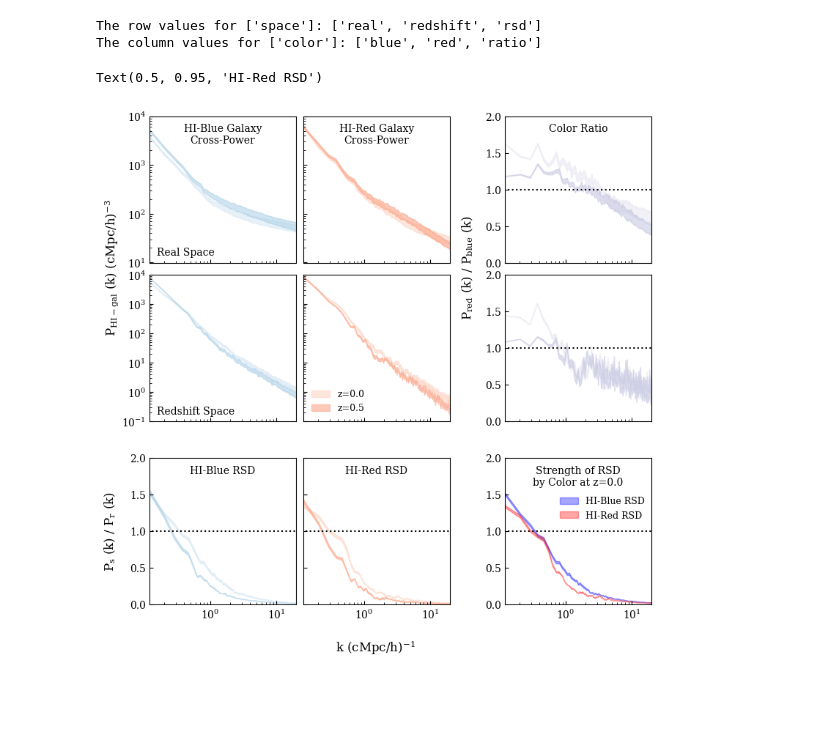
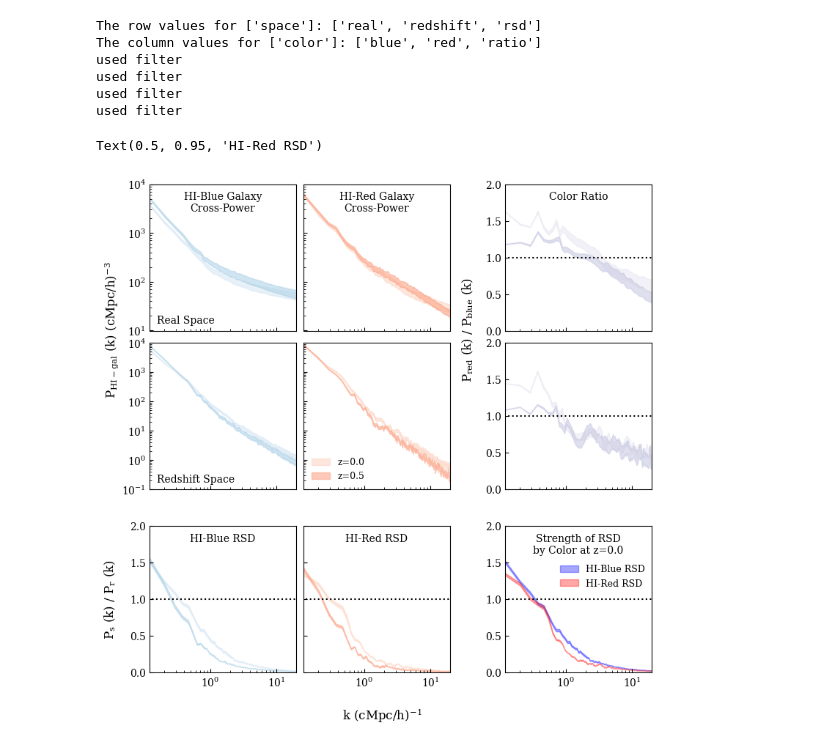
Before and after one commit to calvinosinga/hcolor, a Jupyter notebook: fig_md_analysis/paper/rsd/RSD.ipynb, the cells around one changed output. Cells and saved outputs as stored; diff of their text form; code cells hidden in the pictures; blank space fills up the shorter version.

Commit message:
made new figures, with smoothing, combined rsd

```diff
--- a/fig_md_analysis/paper/rsd/RSD.ipynb
+++ b/fig_md_analysis/paper/rsd/RSD.ipynb
@@ -17,7 +17,7 @@ master = DataList()
 for f in files:
     for s in snap:
         rlib = flib.load(box, s, axis, res, f)
-        kmin = rlib.results['pk'][0].xvalues[0]
+        kmin = (np.abs(rlib.results['pk'][0].xvalues - 2)).argmin()
         master.loadResults(rlib.results['pk'])
 print(kmin)
 # %% [output]
@@ -253,7 +253,24 @@ for a in [withall, noall]:
     zevo_space(ip, name)
 zevo_space({'color':noall}, 'space_zevo_FINAL.pdf')
 # %%
-
+from scipy.signal import savgol_filter
+def _smooth(ax, data, kwargs):
+    data = np.array(data)
+    x = data[0, :]
+    print('used filter')
+    polyorder = 1
+    window_length = 7
+    cutidx = 11
+    ymin = savgol_filter(data[1, cutidx:], window_length, polyorder)
+    ymax = savgol_filter(data[2, cutidx:], window_length, polyorder)
+    minplt = np.zeros_like(x)
+    maxplt = np.zeros_like(x)
+    minplt[:cutidx] = data[1, :cutidx]
+    maxplt[:cutidx] = data[2, :cutidx]
+    minplt[cutidx:] = ymin
+    maxplt[cutidx:] = ymax
+    ax.fill_between(x, minplt, maxplt, **kwargs)
+    return
 ip = {'color':['red', 'blue'], 'gal_res':'diemer', 'gal_species':'stmass', 'is_auto':False}
 rbonly = DataList(master.getMatching(ip))
 rsdratios = flib.makeRSD(rbonly)
@@ -267,11 +284,11 @@ rsd = flib.makeRSD(dl)
 rsddl = DataList(rsd)
 # for dc in rsddl.dclist:
 #     dc.add('snapshot':'nono')
+
 rsddl.makeFill({'color':'blue'}, {'color':'blue', 'label':'HI-Blue RSD', 'alpha':0.35})
 rsddl.makeFill({'color':'red'}, {'color':'red', 'label':'HI-Red RSD', 'alpha':0.35})
 fg = Figrid(rbonly)
 spacing = 0.05
-YBORDER[0] =
 fg.arrange('space', 'color', panel_length = 2, xborder = XBORDER,
         yborder = YBORDER, wspace = np.array([spacing,spacing*7.5]), hspace = np.array([spacing *1.65,spacing*5]))
 fg.panels[2,2] = rsddl
@@ -294,9 +311,9 @@ for cv in fg.colValues:
             fg.makeFills({'snapshot':67, 'color':cv}, fkw, slc = slc)
 # fg.setPlotArgs({'snapshot':99, 'color':'blue', 'flib_process':'fill'}, {'label':'z=0.0 HI-Blue\nCross Power'}, slc = (2,2))
 # fg.setPlotArgs({'snapshot':99, 'color':'red', 'flib_process':'fill'}, {'label':'z=0.0 HI-Red\nCross Power'}, slc = (2,2))
-
+fg.setFunc({'color':'ratio', 'figrid_process':'fill'}, _smooth)
+# print(fg.panels[1, 2].getAttrVals('figrid_process'))
 fg.panels[2,2] = rsddl
-
 fg.plot()
 for i in range(3):
     flib.plotOnes(fg, (i, 2))
@@ -319,33 +336,37 @@ fg.setColLabels(['HI-Blue Galaxy\nCross-Power', 'HI-Red Galaxy\nCross-Power', 'C
 
 fg.makeXLabel('k (cMpc/h)$^{-1}$', [], {'fontsize':larfont})
 ypos = [fg.xborder[0] * 0.1 / fg.figsize[0],
         1 - (0.5*(np.sum(fg.panel_heights[:-1]) + np.sum(fg.hspace[:fg.dim[1] - 2]) + fg.yborder[0])) / fg.figsize[1]]
 fg.makeYLabel(r'P$_{\rm{HI-gal}}$ (k) (cMpc/h)$^{-3}$', ypos, {'va':'center', 'ha':'left','fontsize':larfont})
 fg.makeYLabel(r'P$_{\rm{s}}$ (k) / P$_{\rm{r}}$ (k)',
             [ypos[0], (0.5 * fg.panel_heights[-1] + fg.yborder[1]) / fg.figsize[1]],
             {'va':'center', 'ha':'left','fontsize':larfont})
 ypos = [(fg.xborder[0] + np.sum(fg.panel_widths[:2]) + fg.wspace[0] + fg.wspace[1]*0.2) / fg.figsize[0],
         1 - (0.5*(np.sum(fg.panel_heights[:-1]) + np.sum(fg.hspace[:fg.dim[1] - 2]) + fg.yborder[0])) / fg.figsize[1]]
 # ypos = [(fg.xborder[0] + np.sum(fg.panel_widths[:2]) + fg.wspace[0] + fg.wspace[1]*0.2) / fg.figsize[0],
 #         0.5]
 fg.makeYLabel(r'P$_{\rm{red}}$ (k) / P$_{\rm{blue}}$ (k)', ypos, {'va':'center', 'ha':'left','fontsize':larfont})
 # fg.makeYLabel(r'RSD$_{\rm{red}}$ (k) / RSD$_{\rm{blue}}$ (k)',
 #             [ypos[0], (0.5 * fg.panel_heights[-1] + fg.yborder[1]) / fg.figsize[1]],
 #             {'va':'center', 'ha':'left','fontsize':larfont})
 lkw = {'frameon':False, 'fontsize':smfont - 1, 'loc':'lower left'}
 fg.drawLegend(lkw, slc = (1,1))
 lkw['loc'] = [0.35, 0.55]
 fg.drawLegend(lkw, slc = (2,2))
 fg.axes[2,2].text(0.5, 0.95, 'Strength of RSD\nby Color at z=0.0', va = 'top', ha = 'center',
                  fontsize = smfont, transform=fg.axes[2,2].transAxes)
 fg.axes[2,0].text(0.5, 0.95, 'HI-Blue RSD', va = 'top', ha = 'center',
                  fontsize = smfont, transform = fg.axes[2,0].transAxes)
 fg.axes[2,1].text(0.5, 0.95, 'HI-Red RSD', va = 'top', ha = 'center',
                  fontsize = smfont, transform = fg.axes[2,1].transAxes)
 # %% [output]
 The row values for ['space']: ['real', 'redshift', 'rsd']
 The column values for ['color']: ['blue', 'red', 'ratio']
+used filter
+used filter
+used filter
+used filter
 Text(0.5, 0.95, 'HI-Red RSD')
-[figure, old version]
+[figure, new version]
 # %%
 fg.save("z-evo_space_compare_combined.pdf")
```
Also changed, not shown: parts of 2 cells of this notebook, 42 other files.
